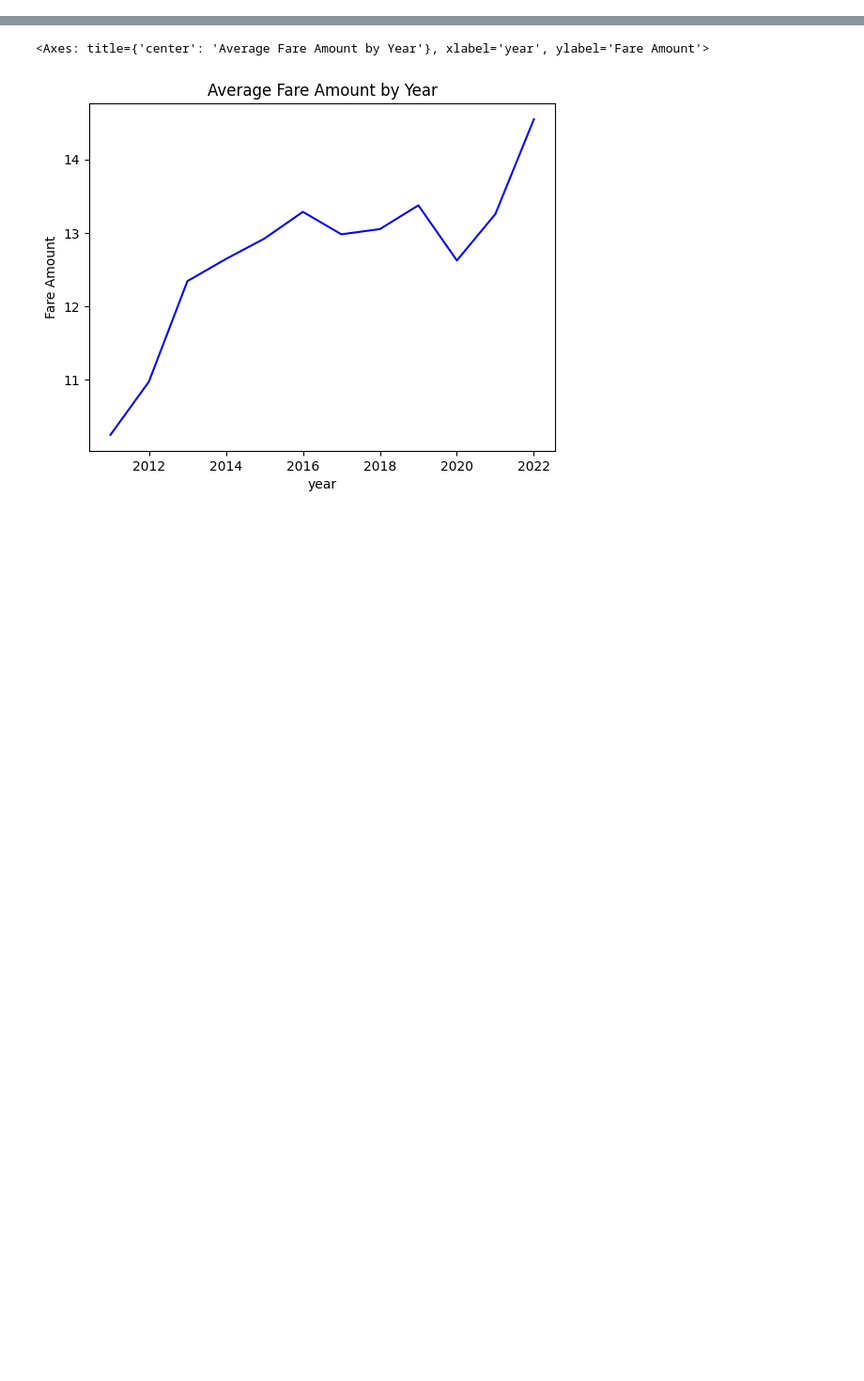
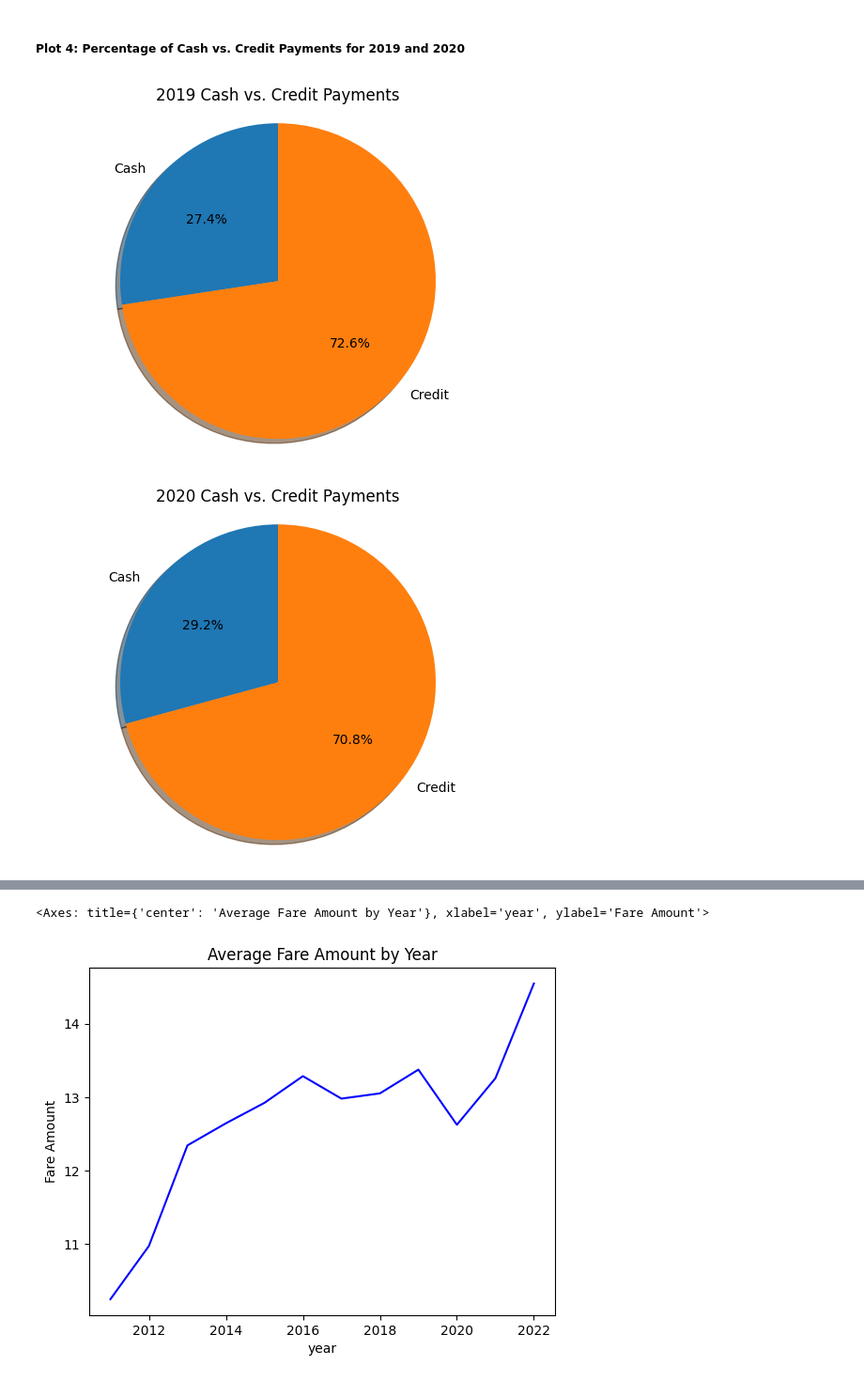
Before and after one commit to WillBallentine/Covid-Effect-on-NYC-Taxi, a Jupyter notebook: taxi.ipynb, the cells around one changed output, grey strips where cells are left out. Shown at 94% size. Drawn from its saved outputs; the diff is of its cells as text; code cells hidden in the pictures; blank space fills up the shorter version.

```diff
--- a/taxi.ipynb
+++ b/taxi.ipynb
@@ -52,6 +110,5 @@ covid_df[covid_df['state'] == 'NY'].plot(kind='area',x='submission_date', y='tot
 # %%
-#did cash payments increase or decrease in 2020?
-cash_2020 = overall_data[overall_data['payment_type'] == 'cash']
-cash_2020 = cash_2020.groupby('year')['payment_type'].count()
+#count of cash in 2020
+cash_2020 = overall_data[(overall_data['payment_type'] == 'cash') & (overall_data['year'] == 2020)]['payment_type'].count()
 cash_2020
 # %% [output]
@@ -72,6 +116,5 @@ Name: payment_type, dtype: int64
 # %%
-#did credit card payments increase or decrease in 2020?
-credit_2020 = overall_data[overall_data['payment_type'] == 'credit_card']
-credit_2020 = credit_2020.groupby('year')['payment_type'].count()
+#count of credit in 2020
+credit_2020 = overall_data[(overall_data['payment_type'] == 'credit_card') & (overall_data['year'] == 2020)]['payment_type'].count()
 credit_2020
 # %% [output]
@@ -92,8 +121,0 @@ Name: payment_type, dtype: int64
-# %%
-#plot the number of rides that paid with credit card in 2019
-credit_2019 = overall_data[overall_data['payment_type'] == 'credit_card']
-credit_2019 = credit_2019.groupby('year')['payment_type'].count()
-# %%
-#plot the number of rides that paid with cash after 2019
-cash_2019 = overall_data[overall_data['payment_type'] == 'cash']
-cash_2019 = cash_2019.groupby('year')['payment_type'].count()
@@ -108,0 +155,21 @@ ax.legend(['Credit Card', 'Cash'])
+# %% [markdown]
+##### Plot 4: Percentage of Cash vs. Credit Payments for 2019 and 2020
+# %%
+labels = ['Cash', 'Credit']
+sizes = [cash_2019 / (cash_2019 + credit_2019), credit_2019 / (cash_2019 + credit_2019)]
+sizes2 = [cash_2020 / (cash_2020 + credit_2020), credit_2020 / (cash_2020 + credit_2020)]
+
+fig1, ax1 = plt.subplots()
+ax1.pie(sizes, labels=labels, autopct='%1.1f%%', shadow=True, startangle=90)
+ax1.axis('equal')
+plt.title('2019 Cash vs. Credit Payments')
+plt.show()
+
+fig2, ax2 = plt.subplots()
+ax2.pie(sizes2, labels=labels, autopct='%1.1f%%', shadow=True, startangle=90)
+ax2.axis('equal')
+plt.title('2020 Cash vs. Credit Payments')
+plt.show()
+# %% [output]
+[figure, added]
+[figure, added]
```
Also changed, not shown: parts of 45 cells of this notebook, 1 other file.
